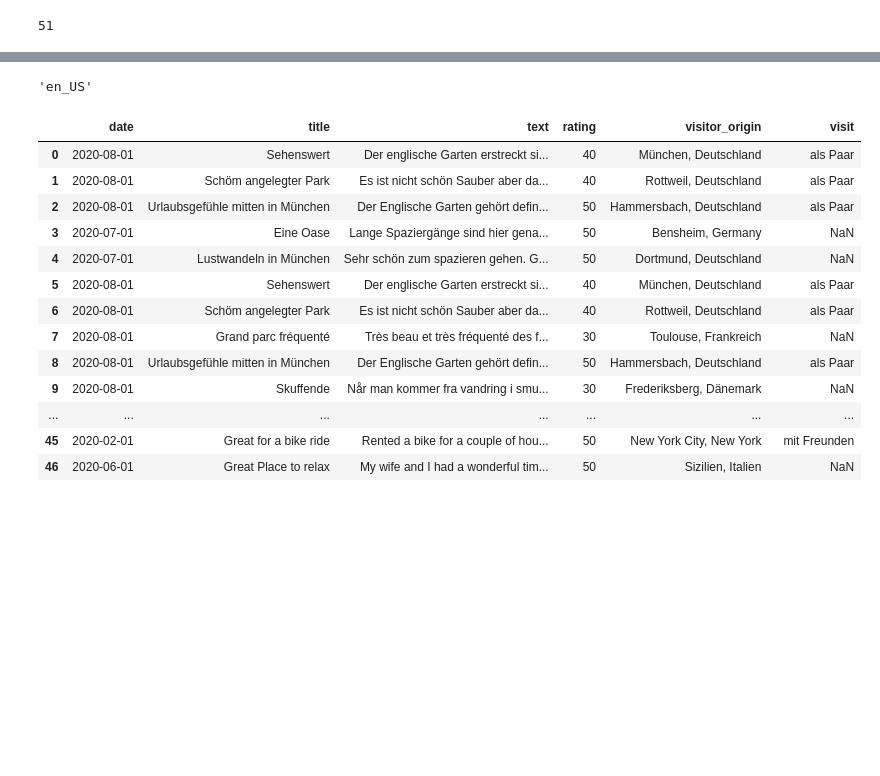
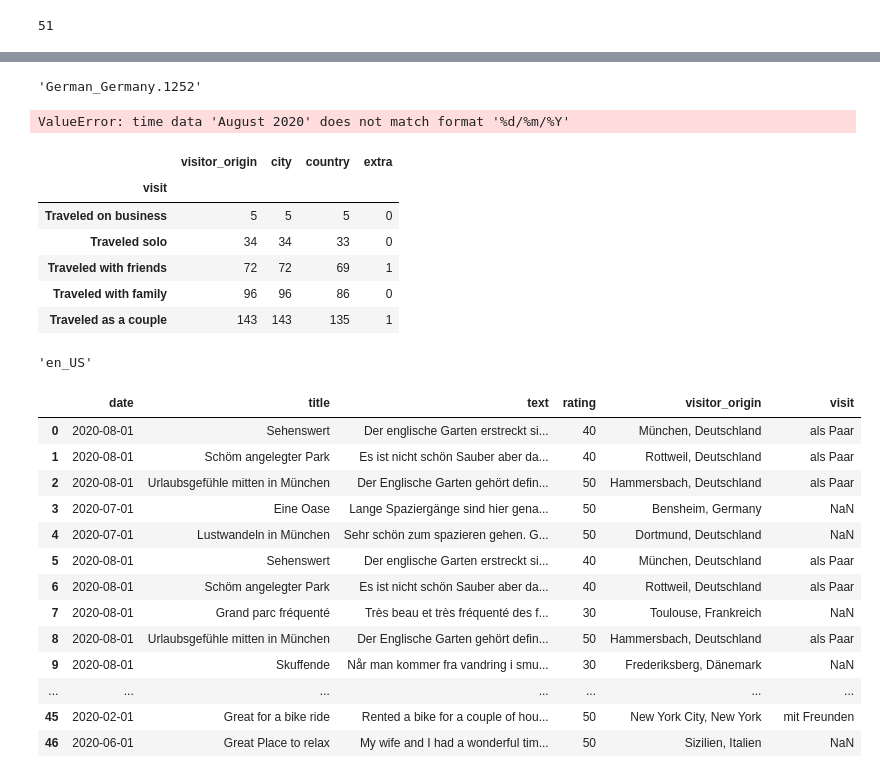
Before and after one commit to Yaccoub/Co-Tour, a Jupyter notebook: Tripadvisor_web_scraper/Preprocessed Datasets/K_means preprocessing.ipynb, the cells around one changed output, grey strips where cells are left out. Cells and saved outputs as stored; diff of their text form; code cells hidden in the pictures; blank space fills up the shorter version.

```diff
--- a/Tripadvisor_web_scraper/Preprocessed Datasets/K_means preprocessing.ipynb
+++ b/Tripadvisor_web_scraper/Preprocessed Datasets/K_means preprocessing.ipynb
@@ -173,3 +311,22 @@ Name: date, dtype: int64
+# %%
+import locale
+locale.setlocale(locale.LC_ALL, '')
+# %% [output]
+'German_Germany.1252'
+# %%
+Englischer_Garten['date']= [datetime.strptime(date, '%m %Y')for date in Englischer_Garten['date']]
+# %% [output]
+ValueError: time data 'August 2020' does not match format '%d/%m/%Y'
+# %%
+type_of_visitors
+# %% [output]
+|  | visitor_origin | city | country | extra |
+| visit |  |  |  |  |
+| Traveled on business | 5 | 5 | 5 | 0 |
+| Traveled solo | 34 | 34 | 33 | 0 |
+| Traveled with friends | 72 | 72 | 69 | 1 |
+| Traveled with family | 96 | 96 | 86 | 0 |
+| Traveled as a couple | 143 | 143 | 135 | 1 |
 # %%
 # %% [output]
 'en_US'
```
Also changed, not shown: parts of 44 cells of this notebook, 1 other file.
